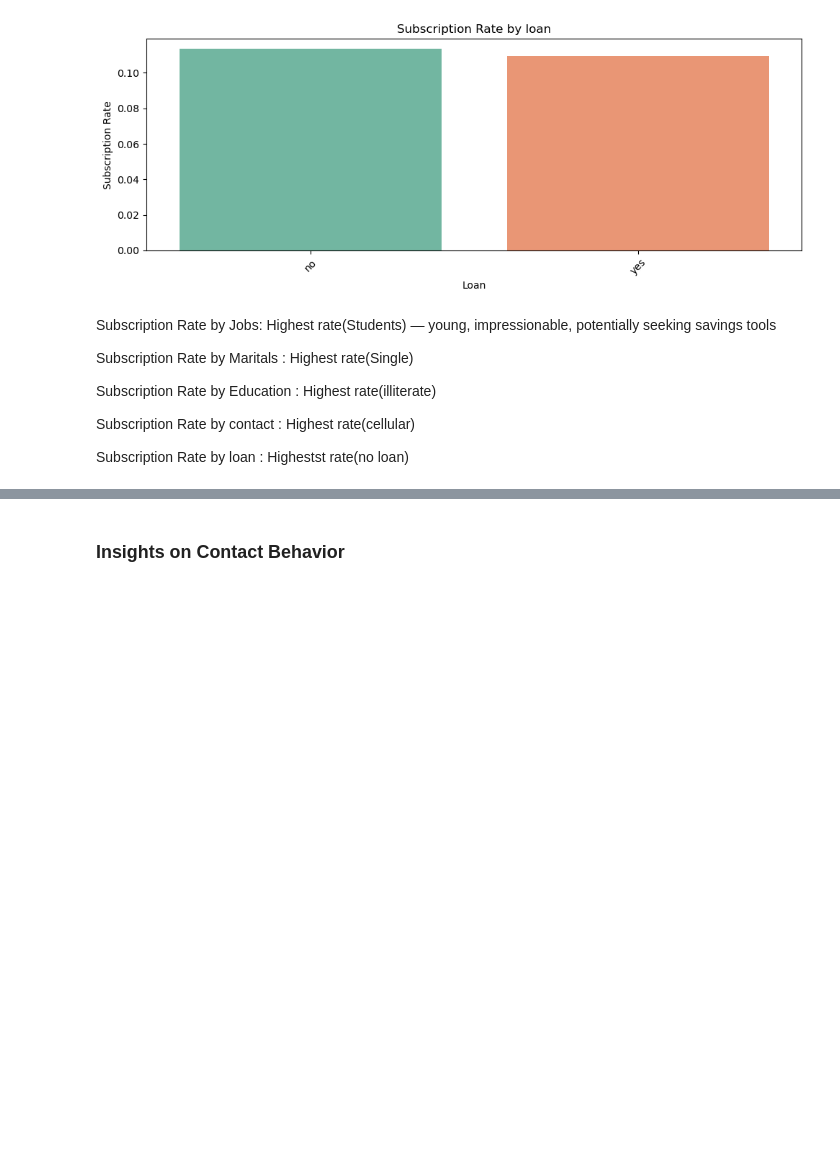
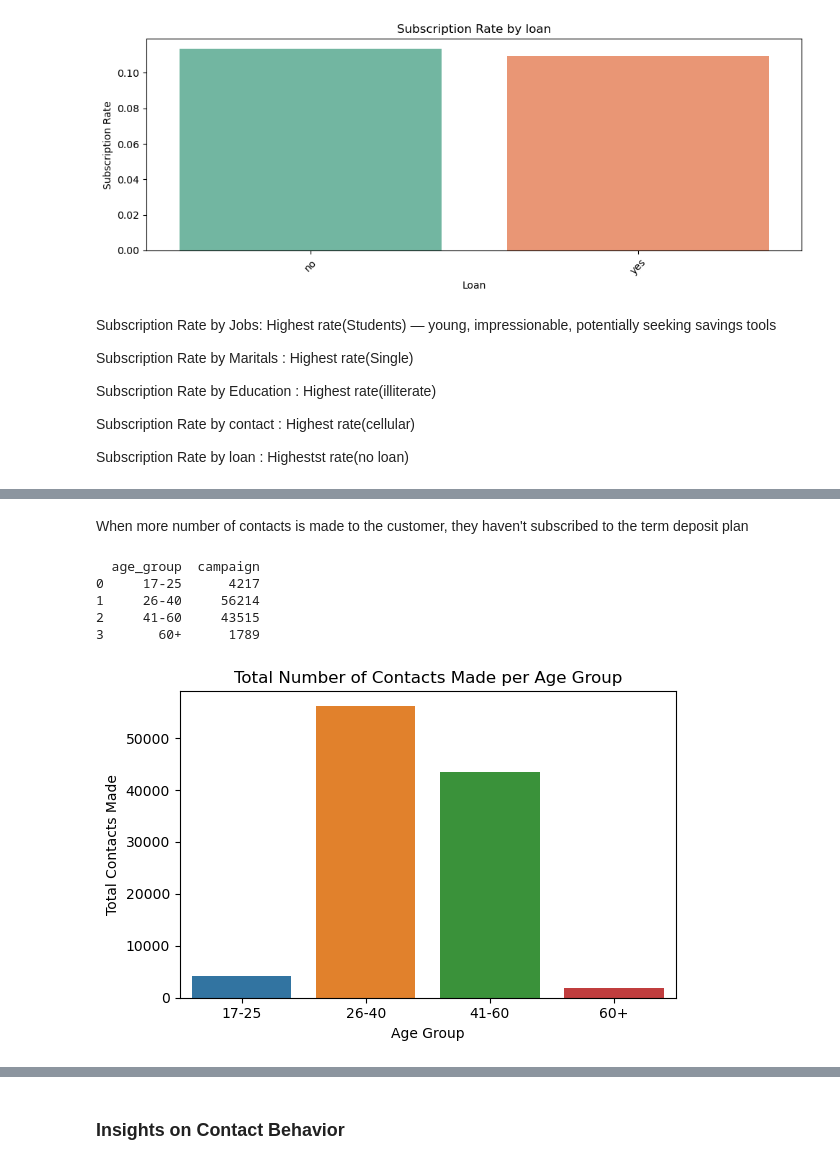
Before and after one commit to leenarganta/bank_marketing_campaign, a Jupyter notebook: EDA NOTEBOOK.ipynb, the cells around one changed output, grey strips where cells are left out. Drawn from its saved outputs; the diff is of its cells as text; code cells hidden in the pictures; blank space fills up the shorter version.

```diff
--- a/EDA NOTEBOOK.ipynb
+++ b/EDA NOTEBOOK.ipynb
@@ -137,0 +333,24 @@ Target variable (y) insights:
+# %% [markdown]
+When more number of contacts is made to the customer, they haven't subscribed to the term deposit plan
+# %%
+# Grouping by age_group and summing total campaign contacts
+ag_camp = data.groupby('age_group', as_index=False)['campaign'].sum()
+
+# Display grouped data
+print(ag_camp)
+
+# Plotting
+plt.figure(figsize=(6, 4))
+sns.barplot(x='age_group', y='campaign', data=ag_camp)
+plt.title('Total Number of Contacts Made per Age Group')
+plt.xlabel('Age Group')
+plt.ylabel('Total Contacts Made')
+plt.tight_layout()
+plt.show()
+# %% [output]
+  age_group  campaign
+0     17-25      4217
+1     26-40     56214
+2     41-60     43515
+3       60+      1789
+[figure, added]
```
Also changed, not shown: parts of 27 cells of this notebook, 1 other file.
